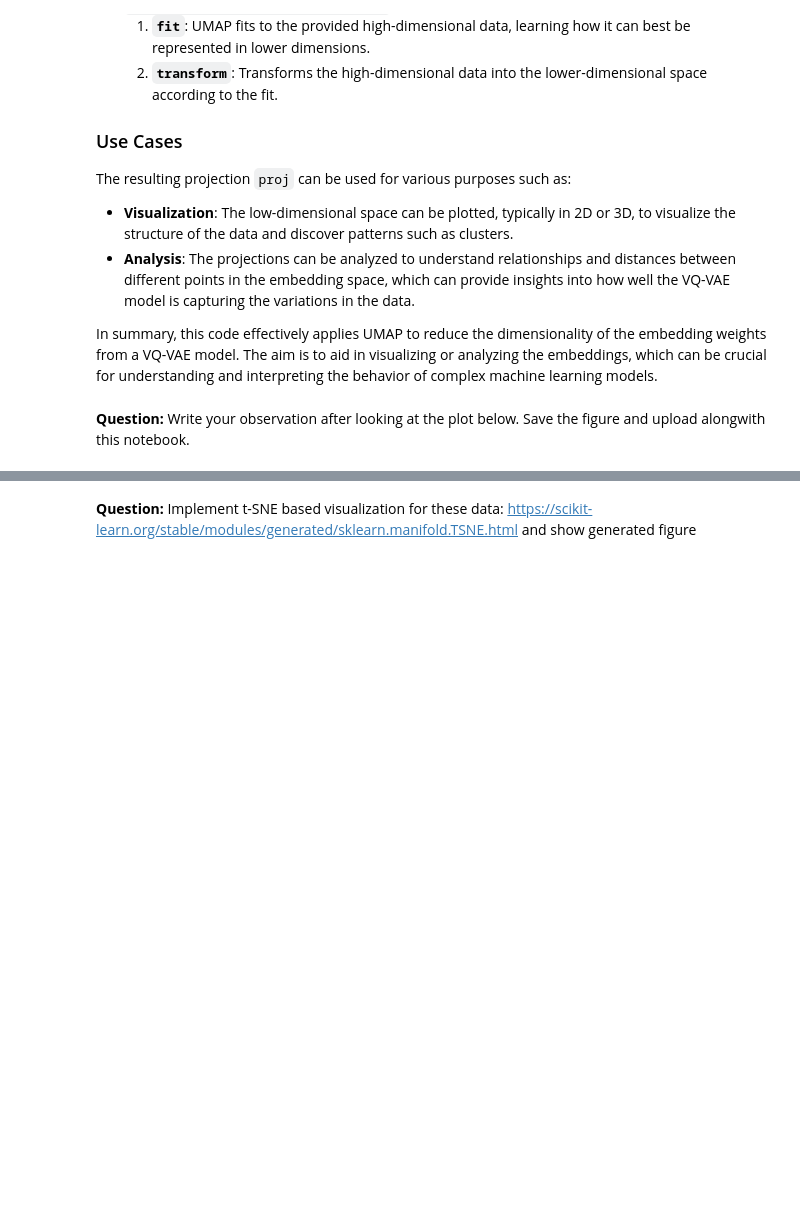
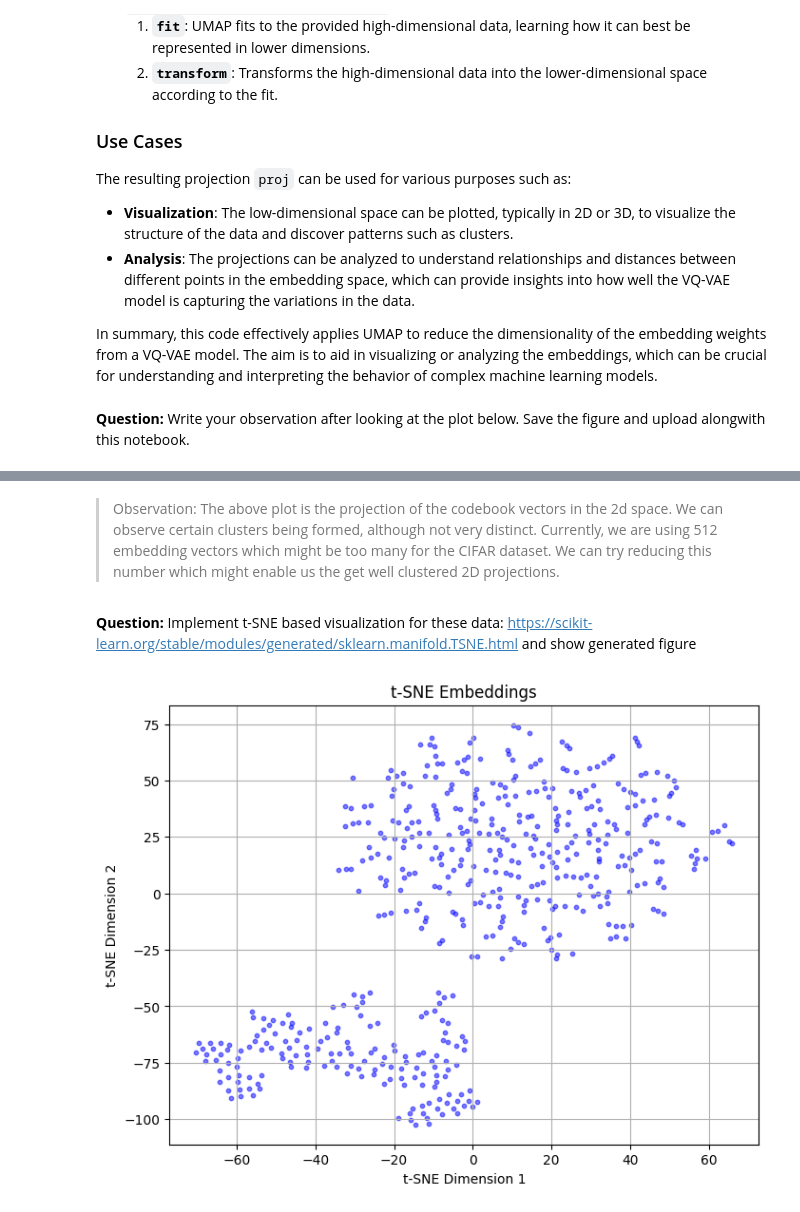
Before and after one commit to FaizalKarim280280/MGM-Spring-2024, a Jupyter notebook: A11/assignment-vq-vae-explained.ipynb, the cells around one changed output, grey strips where cells are left out. Cells and saved outputs as stored; diff of their text form; code cells hidden in the pictures; blank space fills up the shorter version.

```diff
--- a/A11/assignment-vq-vae-explained.ipynb
+++ b/A11/assignment-vq-vae-explained.ipynb
@@ -968,2 +1014,20 @@ plt.scatter(proj[:,0], proj[:,1], alpha=0.3)
+# %% [markdown]
+> Observation: The above plot is the projection of the codebook vectors in the 2d space. We can observe certain clusters being formed, although not very distinct. Currently, we are using 512 embedding vectors which might be too many for the CIFAR dataset. We can try reducing this number which might enable us the get well clustered 2D projections.
 # %% [markdown]
 **Question:** Implement t-SNE based visualization for these data: https://scikit-learn.org/stable/modules/generated/sklearn.manifold.TSNE.html and show generated figure
+# %%
+from sklearn.manifold import TSNE
+
+embedding_weights = model._vq_vae._embedding.weight.data.cpu().numpy()
+tsne = TSNE(n_components=2, perplexity=10, n_iter=10000, learning_rate='auto', init='pca')
+embedding_tsne = tsne.fit_transform(embedding_weights)
+
+plt.figure(figsize=(8, 6))
+plt.scatter(embedding_tsne[:, 0], embedding_tsne[:, 1], s=10, c='b', alpha=0.5)
+plt.title('t-SNE Embeddings')
+plt.xlabel('t-SNE Dimension 1')
+plt.ylabel('t-SNE Dimension 2')
+plt.grid(True)
+plt.show()
+# %% [output]
+[figure, added]
```
Also changed, not shown: parts of 16 cells of this notebook, 52 other files.
